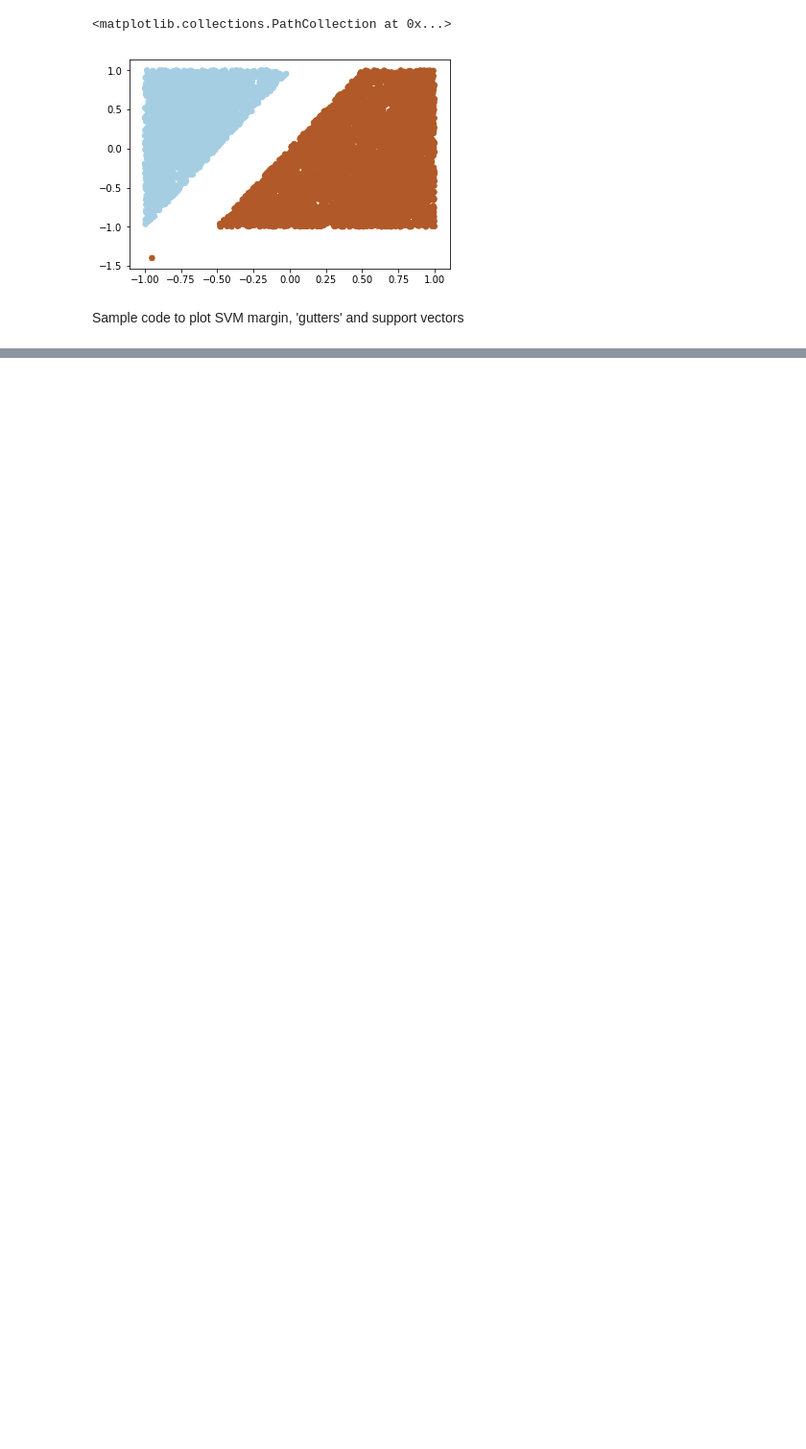
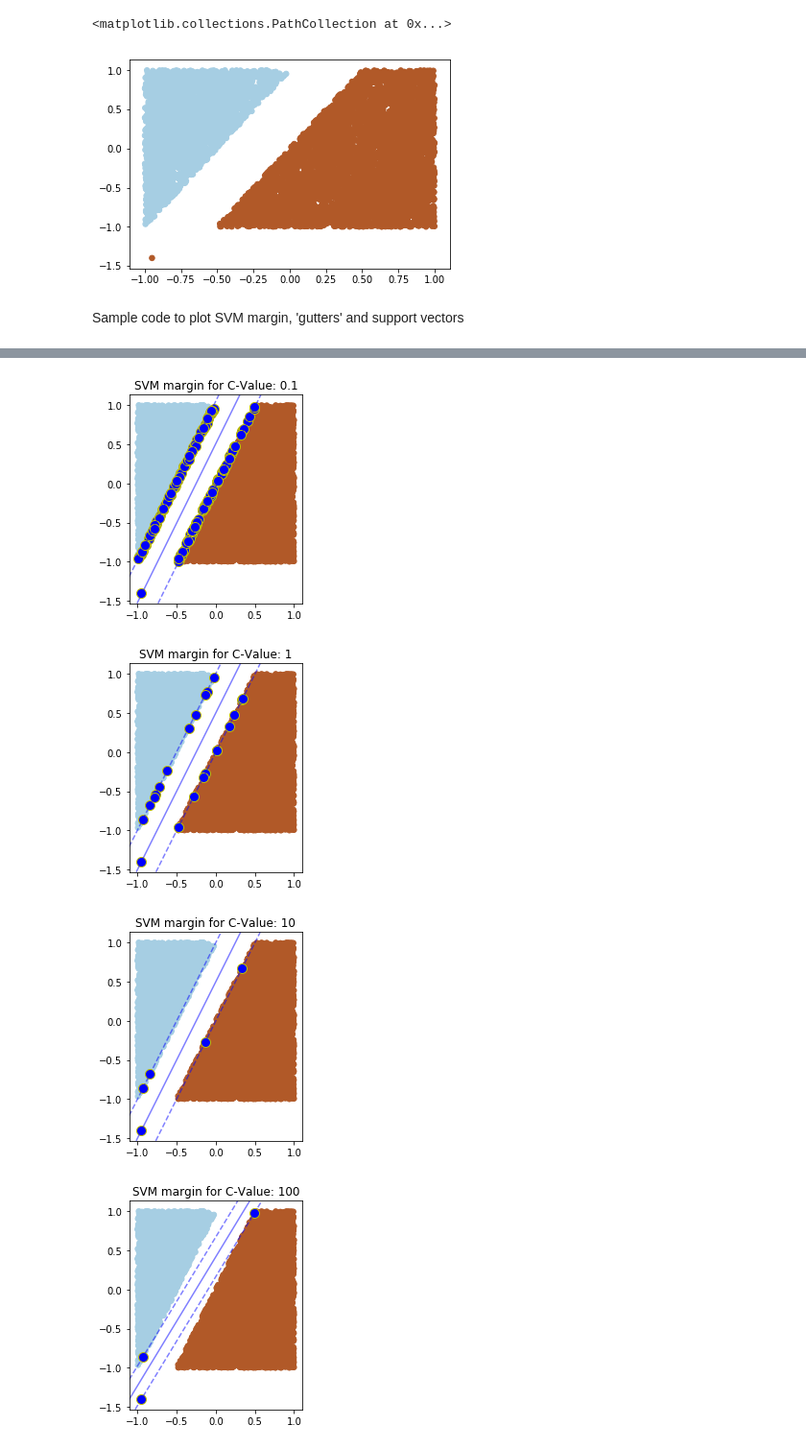
Before and after one commit to vipulpopat/MSCAI_Sem1_Etivity5, a Jupyter notebook: Etivity5_CE6002.ipynb, the cells around one changed output, grey strips where cells are left out. Shown: that part at 96% size. Cells and saved outputs as stored; diff of their text form; code cells hidden in the pictures; blank space fills up the shorter version.

Commit message:
Task 4 and Task 5 commit...

```diff
--- a/Etivity5_CE6002.ipynb
+++ b/Etivity5_CE6002.ipynb
@@ -64,4 +60,29 @@ plt.scatter(X_train.values[:, 0], X_train.values[:, 1], c=y_train, s=30, cmap=pl
 [figure]
 # %% [markdown]
 Sample code to plot SVM margin, 'gutters' and support vectors
+# %%
+def plot_margin_task4(clf,c_value):
+    plt.scatter(X_train.values[:, 0], X_train.values[:, 1], c=y_train, s=30, cmap=plt.cm.Paired)
+
+    # plot the decision function
+    ax = plt.gca()
+    ax.set_aspect(aspect=1)
+    xlim = ax.get_xlim()
+    ylim = ax.get_ylim()
+
+    # create grid to evaluate model
+    xx = np.linspace(xlim[0], xlim[1], 30)
+    yy = np.linspace(ylim[0], ylim[1], 30)
+    YY, XX = np.meshgrid(yy, xx)
+    xy = np.vstack([XX.ravel(), YY.ravel()]).T
+    Z = clf.decision_function(xy).reshape(XX.shape)
+
+    # plot decision boundary and margins
+    ax.contour(XX, YY, Z, colors='b', levels=[-1, 0, 1], alpha=0.5,
+               linestyles=['--', '-', '--'])
+    # plot support vectors
+    ax.scatter(clf.support_vectors_[:, 0], clf.support_vectors_[:, 1], s=100,
+               linewidth=1, facecolors='b', edgecolors='y')
+    plt.title('SVM margin for C-Value: ' + str(c_value))
+    plt.show()
 # %%
@@ -86,0 +116,11 @@ ax.scatter(clf.best_estimator_.support_vectors_[:, 0], clf.best_estimator_.suppo
+# %%
+c_value = [0.1, 1, 10, 100]
+for c_index in range(len(c_value)):
+    svc = svm.SVC(kernel='linear', gamma="auto", C=c_value[c_index])
+    svc.fit(X_train, y_train)
+    plot_margin_task4(svc,c_value[c_index])
+# %% [output]
+[figure, added]
+[figure, added]
+[figure, added]
+[figure, added]
```
Also changed, not shown: parts of 10 cells of this notebook.
